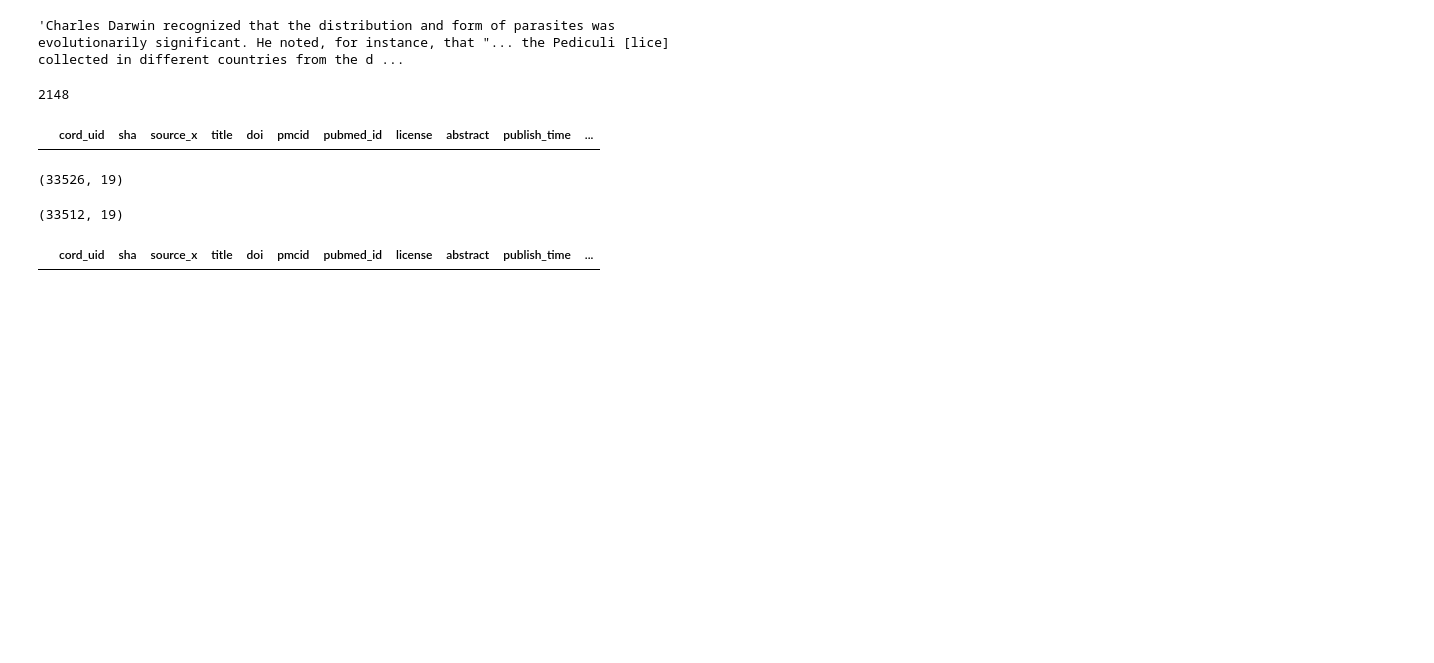
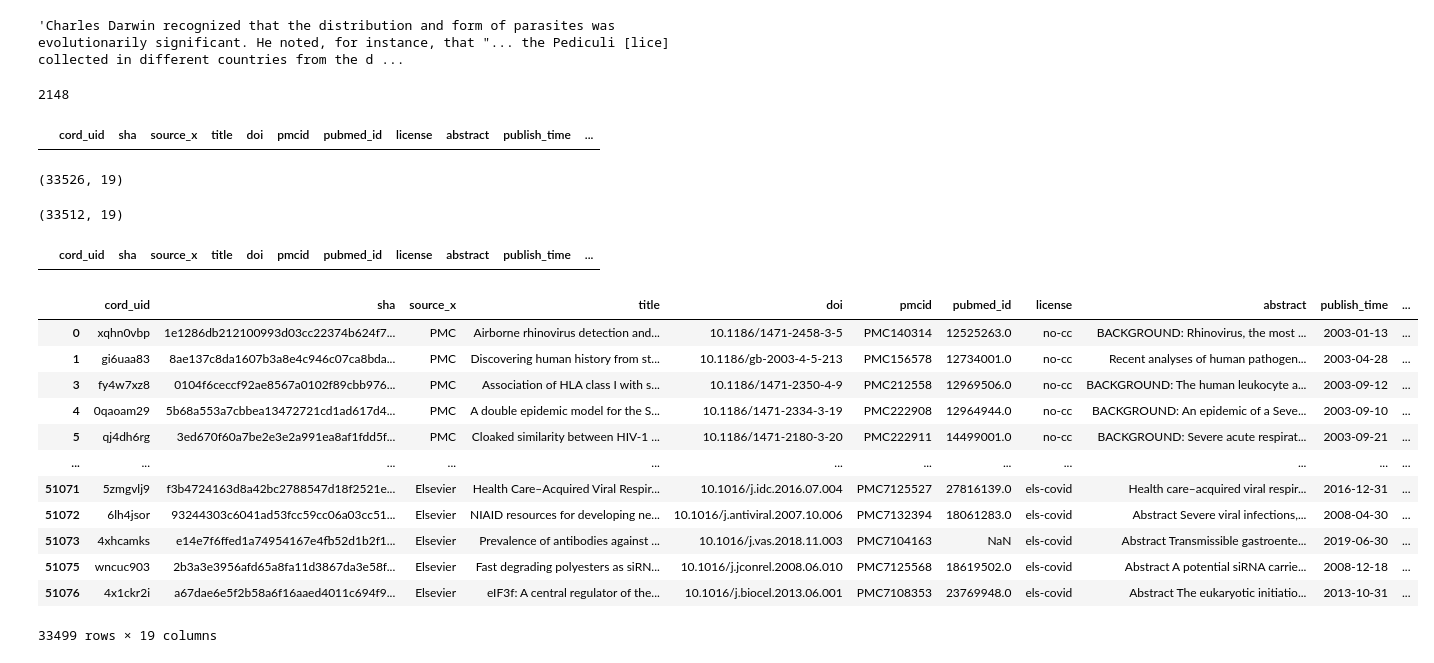
Before and after one commit to kmirijan/ML-COVID-CORD, a Jupyter notebook: Organize_Fulltext.ipynb, the cells around one changed output. Saved outputs shown, nothing was run; the diff lists cells and outputs as text; code cells hidden in the pictures; blank space fills up the shorter version.

Commit message:
Fixed full text metadata bugs

```diff
--- a/Organize_Fulltext.ipynb
+++ b/Organize_Fulltext.ipynb
@@ -98,6 +98,7 @@ for i, row in df_sub.iterrows():
     except:
         files_not_found.append(row.cord_uid)
 
+    body_text = body_text.replace(',', ' ')
     df_sub.at[i,'full_body_text'] = body_text
 # %%
 len(files_not_found)
@@ -132,0 +134,16 @@ df_sub.to_csv(data_path)
+# %%
+df_sub
+# %% [output]
+|  | cord_uid | sha | source_x | title | doi | pmcid | pubmed_id | license | abstract | publish_time | ... |
+| 0 | xqhn0vbp | 1e1286db212100993d03cc22374b624f7... | PMC | Airborne rhinovirus detection and... | 10.1186/1471-2458-3-5 | PMC140314 | 12525263.0 | no-cc | BACKGROUND: Rhinovirus, the most ... | 2003-01-13 | ... |
+| 1 | gi6uaa83 | 8ae137c8da1607b3a8e4c946c07ca8bda... | PMC | Discovering human history from st... | 10.1186/gb-2003-4-5-213 | PMC156578 | 12734001.0 | no-cc | Recent analyses of human pathogen... | 2003-04-28 | ... |
+| 3 | fy4w7xz8 | 0104f6ceccf92ae8567a0102f89cbb976... | PMC | Association of HLA class I with s... | 10.1186/1471-2350-4-9 | PMC212558 | 12969506.0 | no-cc | BACKGROUND: The human leukocyte a... | 2003-09-12 | ... |
+| 4 | 0qaoam29 | 5b68a553a7cbbea13472721cd1ad617d4... | PMC | A double epidemic model for the S... | 10.1186/1471-2334-3-19 | PMC222908 | 12964944.0 | no-cc | BACKGROUND: An epidemic of a Seve... | 2003-09-10 | ... |
+| 5 | qj4dh6rg | 3ed670f60a7be2e3e2a991ea8af1fdd5f... | PMC | Cloaked similarity between HIV-1 ... | 10.1186/1471-2180-3-20 | PMC222911 | 14499001.0 | no-cc | BACKGROUND: Severe acute respirat... | 2003-09-21 | ... |
+| ... | ... | ... | ... | ... | ... | ... | ... | ... | ... | ... | ... |
+| 51071 | 5zmgvlj9 | f3b4724163d8a42bc2788547d18f2521e... | Elsevier | Health Care–Acquired Viral Respir... | 10.1016/j.idc.2016.07.004 | PMC7125527 | 27816139.0 | els-covid | Health care–acquired viral respir... | 2016-12-31 | ... |
+| 51072 | 6lh4jsor | 93244303c6041ad53fcc59cc06a03cc51... | Elsevier | NIAID resources for developing ne... | 10.1016/j.antiviral.2007.10.006 | PMC7132394 | 18061283.0 | els-covid | Abstract Severe viral infections,... | 2008-04-30 | ... |
+| 51073 | 4xhcamks | e14e7f6ffed1a74954167e4fb52d1b2f1... | Elsevier | Prevalence of antibodies against ... | 10.1016/j.vas.2018.11.003 | PMC7104163 | NaN | els-covid | Abstract Transmissible gastroente... | 2019-06-30 | ... |
+| 51075 | wncuc903 | 2b3a3e3956afd65a8fa11d3867da3e58f... | Elsevier | Fast degrading polyesters as siRN... | 10.1016/j.jconrel.2008.06.010 | PMC7125568 | 18619502.0 | els-covid | Abstract A potential siRNA carrie... | 2008-12-18 | ... |
+| 51076 | 4x1ckr2i | a67dae6e5f2b58a6f16aaed4011c694f9... | Elsevier | eIF3f: A central regulator of the... | 10.1016/j.biocel.2013.06.001 | PMC7108353 | 23769948.0 | els-covid | Abstract The eukaryotic initiatio... | 2013-10-31 | ... |
+33499 rows × 19 columns
```
Also changed, not shown: parts of 3 cells of this notebook.
